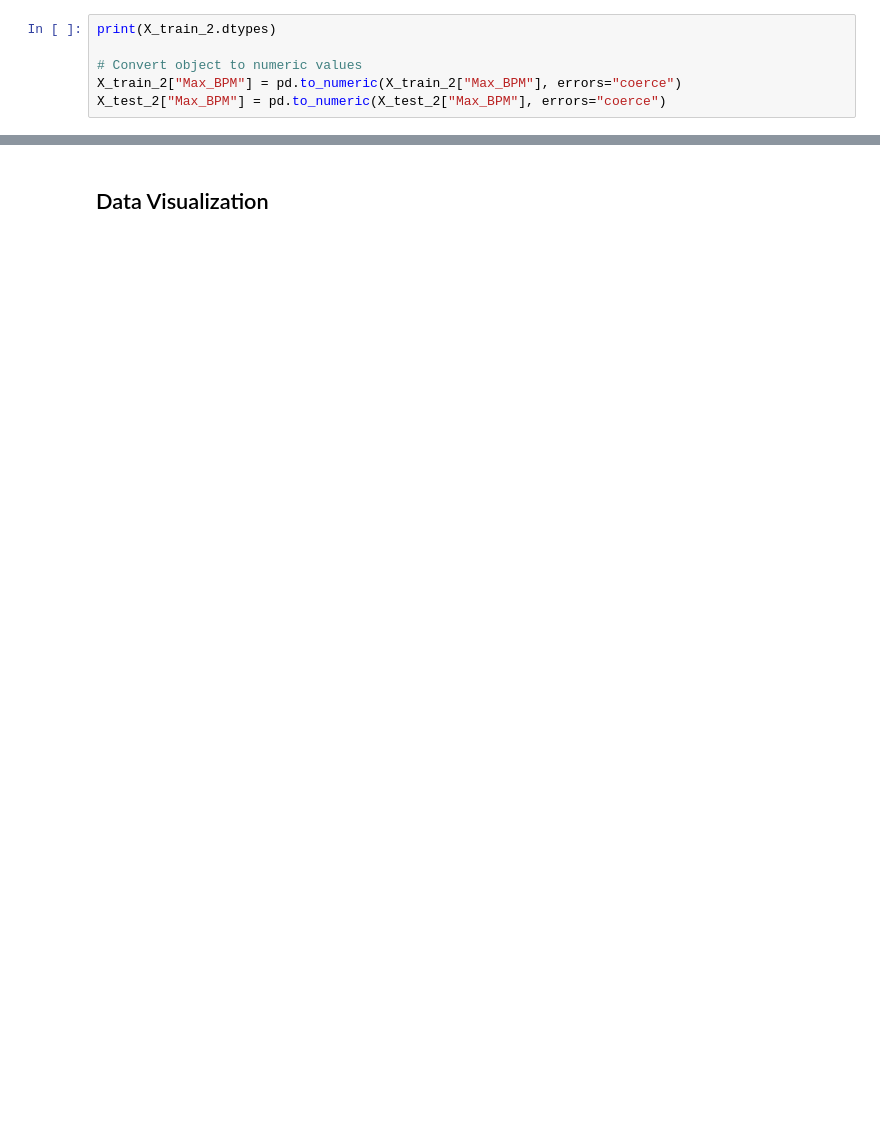
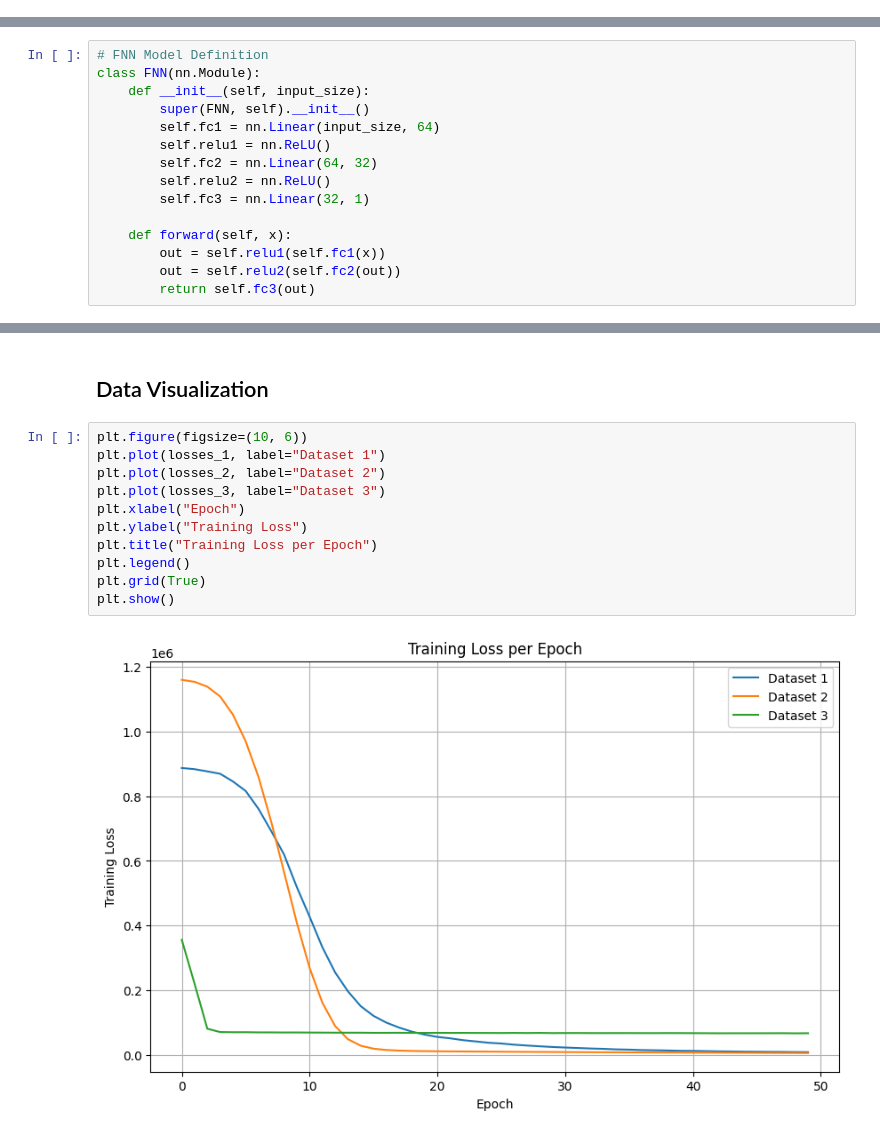
Before and after one commit to william9087/predicting_calories, a Jupyter notebook: fnn.ipynb, the cells around one changed output, grey strips where cells are left out. Saved outputs shown, nothing was run; the diff lists cells and outputs as text; blank space fills up the shorter version.

```diff
--- a/x.ipynb
+++ b/fnn.ipynb
@@ -161,6 +150,0 @@ dtype: object
-# %%
-print(X_train_2.dtypes)
-
-# Convert object to numeric values
-X_train_2["Max_BPM"] = pd.to_numeric(X_train_2["Max_BPM"], errors="coerce")
-X_test_2["Max_BPM"] = pd.to_numeric(X_test_2["Max_BPM"], errors="coerce")
@@ -182,0 +153,15 @@ dtype: object
+# %%
+# FNN Model Definition
+class FNN(nn.Module):
+    def __init__(self, input_size):
+        super(FNN, self).__init__()
+        self.fc1 = nn.Linear(input_size, 64)
+        self.relu1 = nn.ReLU()
+        self.fc2 = nn.Linear(64, 32)
+        self.relu2 = nn.ReLU()
+        self.fc3 = nn.Linear(32, 1)
+
+    def forward(self, x):
+        out = self.relu1(self.fc1(x))
+        out = self.relu2(self.fc2(out))
+        return self.fc3(out)
@@ -246,3 +291,16 @@ BMI                                      -0.016892  1.000000
 # %% [markdown]
 ## Data Visualization
+# %%
+plt.figure(figsize=(10, 6))
+plt.plot(losses_1, label="Dataset 1")
+plt.plot(losses_2, label="Dataset 2")
+plt.plot(losses_3, label="Dataset 3")
+plt.xlabel("Epoch")
+plt.ylabel("Training Loss")
+plt.title("Training Loss per Epoch")
+plt.legend()
+plt.grid(True)
+plt.show()
+# %% [output]
+[figure, added]
 # %%
```
Also changed, not shown: parts of 24 cells of this notebook, 5 other files.
